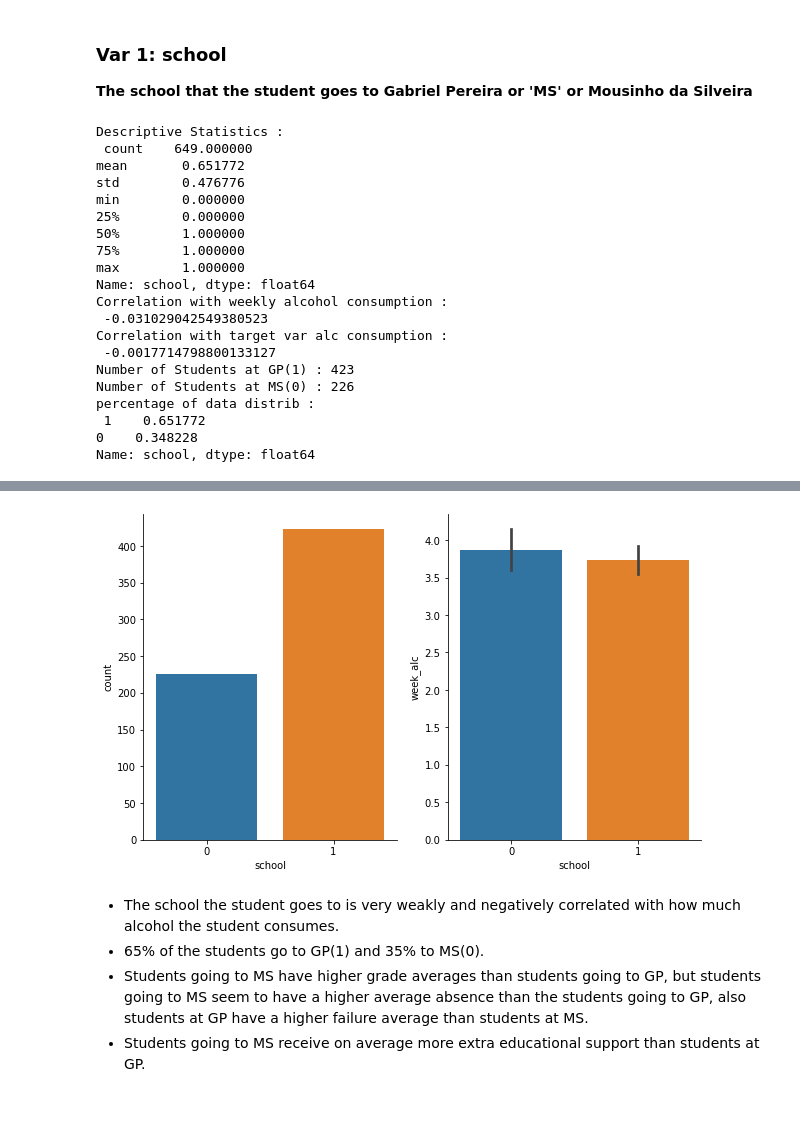
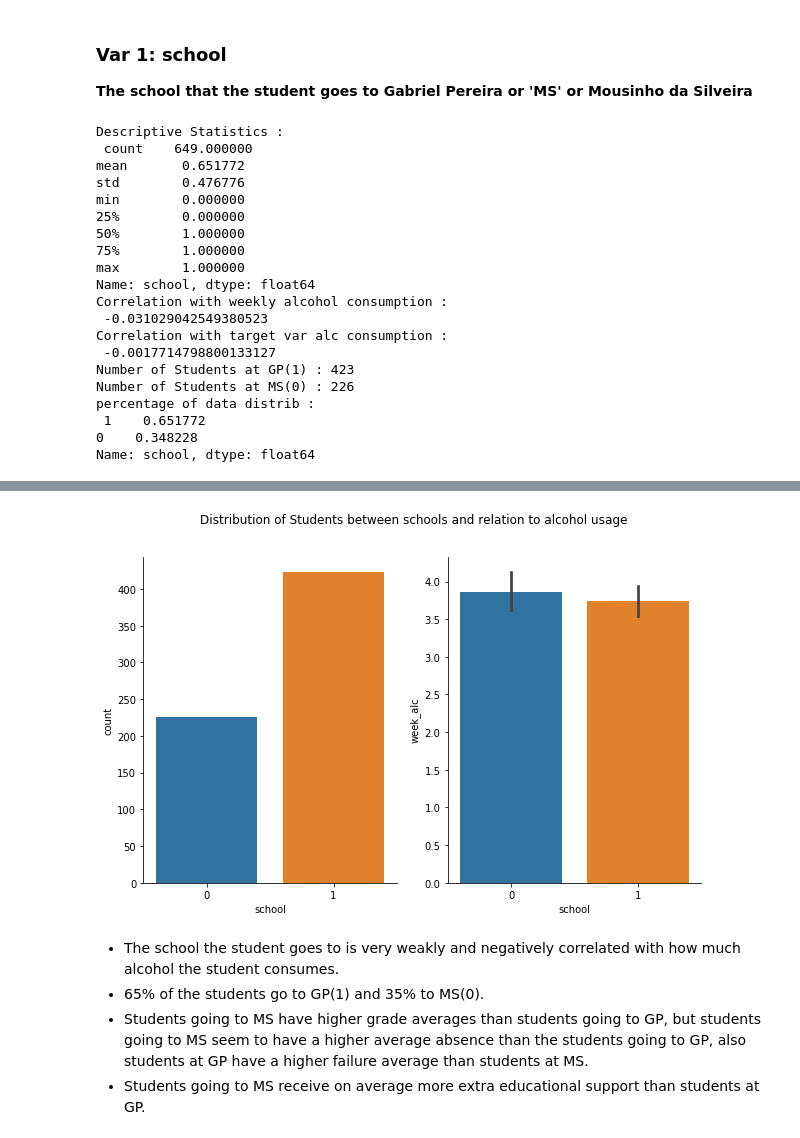
Before and after one commit to Yeshi341/Student_Alcohol_Consumption, a Jupyter notebook: EDA.ipynb, the cells around one changed output, grey strips where cells are left out. Drawn from its saved outputs; the diff is of its cells as text; code cells hidden in the pictures; blank space fills up the shorter version.

```diff
--- a/EDA.ipynb
+++ b/EDA.ipynb
@@ -368,35 +624,36 @@ print("percentage of data distrib :", '\n', df.school.value_counts(normalize=Tru
 fig, ax = plt.subplots(1, 2, figsize= (10,6))
 sns.despine(right=True)
 sns.countplot(x="school", data=df,  ax = ax[0])
-sns.barplot(x="school", y = 'week_alc', data=df,  ax = ax[1])
+fig.suptitle('Distribution of Students between schools and relation to alcohol usage')
+sns.barplot(x="school", y = 'week_alc', data=df,  ax = ax[1], )
 
 df.groupby(by= 'school').mean()
 # %% [output]
 Descriptive Statistics :
  count    649.000000
 mean       0.651772
 std        0.476776
 min        0.000000
 25%        0.000000
 50%        1.000000
 75%        1.000000
 max        1.000000
 Name: school, dtype: float64
 Correlation with weekly alcohol consumption :
  -0.031029042549380523
 Correlation with target var alc consumption :
  -0.0017714798800133127
 Number of Students at GP(1) : 423
 Number of Students at MS(0) : 226
 percentage of data distrib :
  1    0.651772
 0    0.348228
 Name: school, dtype: float64
 |  | sex | age | address | famsize | Pstatus | Medu | Fedu | Mjob | Fjob | reason | guardian | ... |
 | school |  |  |  |  |  |  |  |  |  |  |  | ... |
 | 0 | 0.646018 | 16.889381 | 0.526549 | 0.690265 | 0.889381 | 2.119469 | 1.991150 | 3.119469 | 3.526549 | 2.769912 | 1.783186 | ... |
 | 1 | 0.560284 | 16.666667 | 0.184397 | 0.711584 | 0.869976 | 2.725768 | 2.475177 | 3.309693 | 3.881797 | 2.250591 | 1.851064 | ... |
-[figure, old version]
+[figure, new version]
 # %% [markdown]
 * The school the student goes to is very weakly and negatively correlated with how much alcohol the student consumes.
 * 65% of the students go to GP(1) and 35% to MS(0).
```
Also changed, not shown: parts of 32 cells of this notebook, 2 other files.
